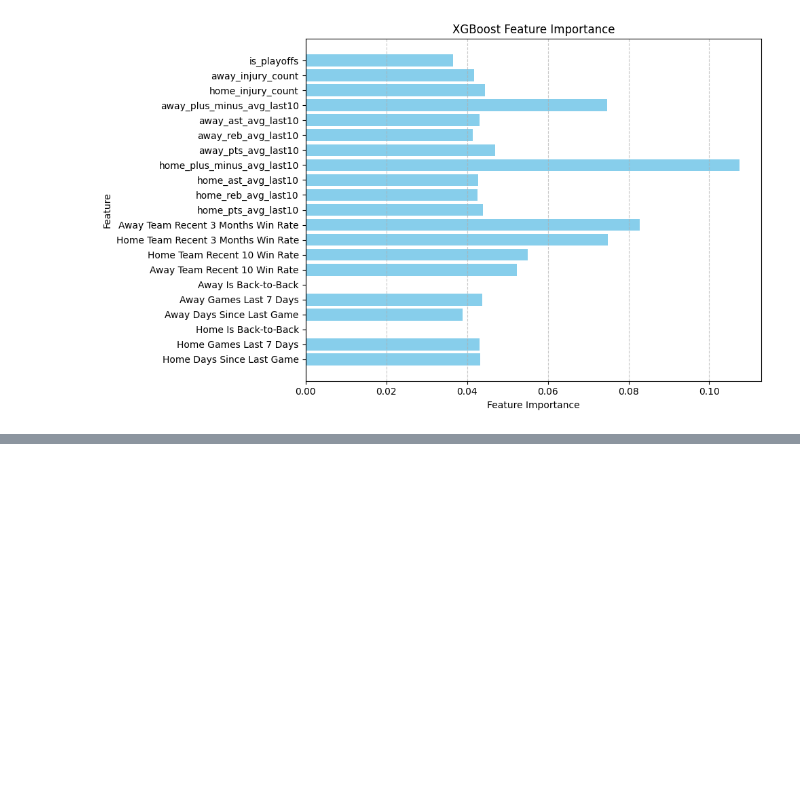
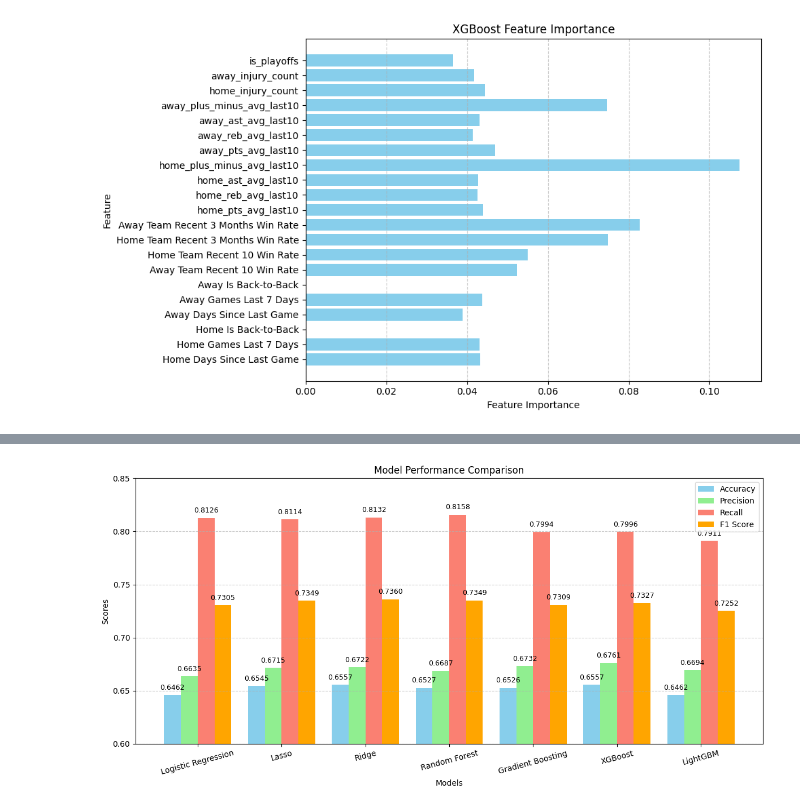
Before and after one commit to RHIT-fanh/FinalProj, a Jupyter notebook: linear-lasso-ridge.ipynb, the cells around one changed output, grey strips where cells are left out. Cells and saved outputs as stored; diff of their text form; code cells hidden in the pictures; blank space fills up the shorter version.

```diff
--- a/linear-lasso-ridge.ipynb
+++ b/linear-lasso-ridge.ipynb
@@ -258,0 +394,49 @@ weighted avg       0.64      0.65      0.63      5768
+# %%
+import numpy as np
+from sklearn.metrics import accuracy_score, precision_score, recall_score, f1_score
+
+import matplotlib.pyplot as plt
+
+# 定义模型名称和预测结果
+models = ['Logistic Regression', 'Lasso', 'Ridge', 'Random Forest', 'Gradient Boosting', 'XGBoost', 'LightGBM']
+predictions = [y_pred, y_pred_lasso_binary, y_pred_ridge_binary, y_pred_rf, y_pred_gb, y_pred_xgb, y_pred_lgbm]
+
+# 计算每个模型的指标
+accuracies = [accuracy_score(y_test_binary, pred) for pred in predictions]
+precisions = [precision_score(y_test_binary, pred) for pred in predictions]
+recalls = [recall_score(y_test_binary, pred) for pred in predictions]
+f1_scores = [f1_score(y_test_binary, pred) for pred in predictions]
+
+# 创建一个柱状图来比较指标
+x = np.arange(len(models))  # 模型的索引
+width = 0.2  # 柱状图的宽度
+plt.figure(figsize=(12, 6))
+plt.bar(x - width*1.5, accuracies, width, label='Accuracy', color='skyblue')
+plt.bar(x - width/2, precisions, width, label='Precision', color='lightgreen')
+plt.bar(x + width/2, recalls, width, label='Recall', color='salmon')
+plt.bar(x + width*1.5, f1_scores, width, label='F1 Score', color='orange')
+
+# 设置y轴范围
+plt.ylim(0.6, 0.85)
+
+# 在柱状图顶添加数字标注
+for i, v in enumerate(accuracies):
+    plt.text(i - width*1.5, v + 0.005, f"{v:.4f}", ha='center', fontsize=9)
+for i, v in enumerate(precisions):
+    plt.text(i - width/2, v + 0.005, f"{v:.4f}", ha='center', fontsize=9)
+for i, v in enumerate(recalls):
+    plt.text(i + width/2, v + 0.005, f"{v:.4f}", ha='center', fontsize=9)
+for i, v in enumerate(f1_scores):
+    plt.text(i + width*1.5, v + 0.005, f"{v:.4f}", ha='center', fontsize=9)
+
+# 添加标签和标题
+plt.xlabel('Models')
+plt.ylabel('Scores')
+plt.title('Model Performance Comparison')
+plt.xticks(x, models, rotation=15)
+plt.legend()
+plt.grid(axis='y', linestyle='--', alpha=0.7)
+plt.tight_layout()
+plt.show()
+# %% [output]
+[figure, added]
```
Also changed, not shown: parts of 15 cells of this notebook, 1 other file.
